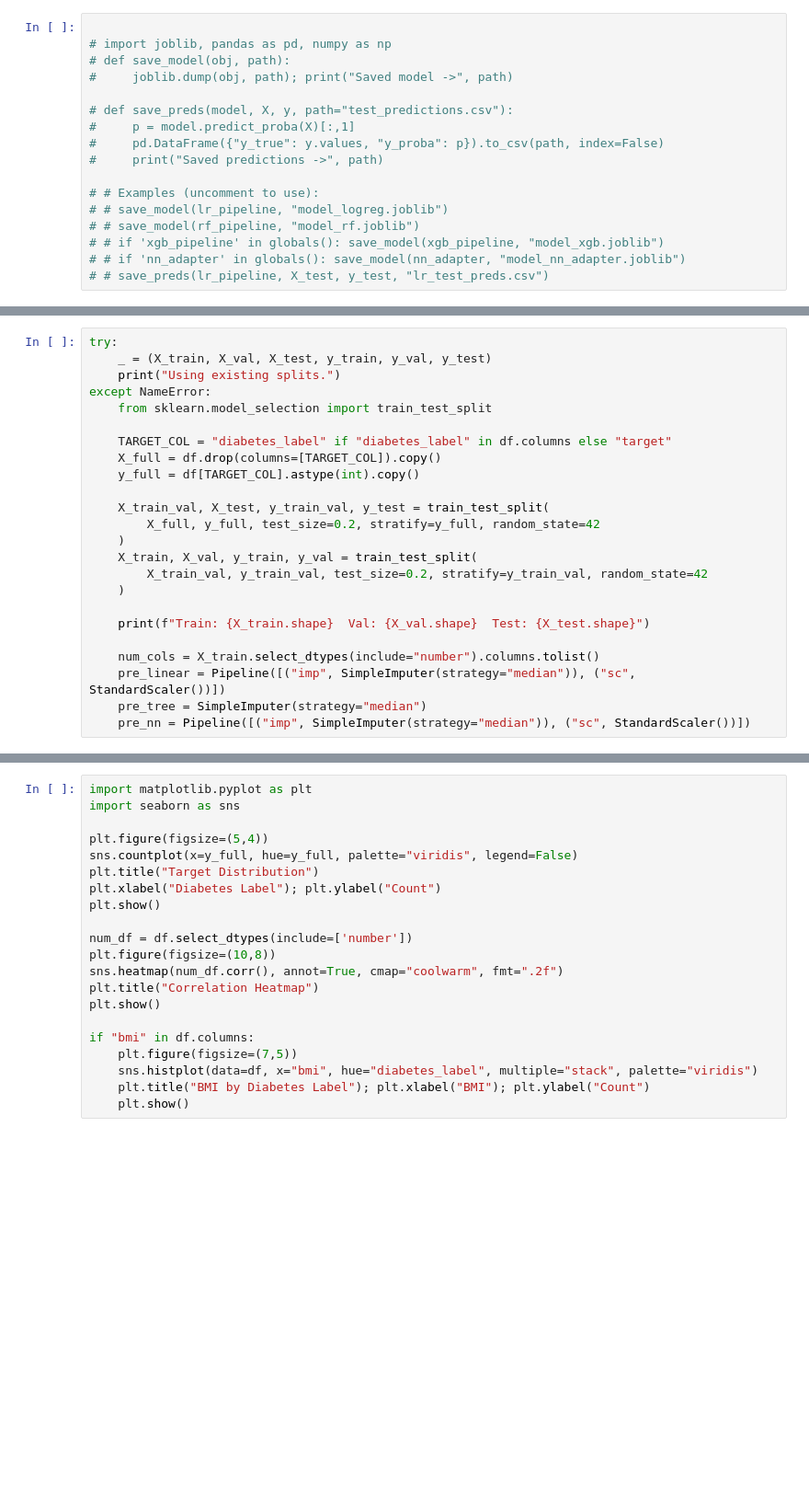
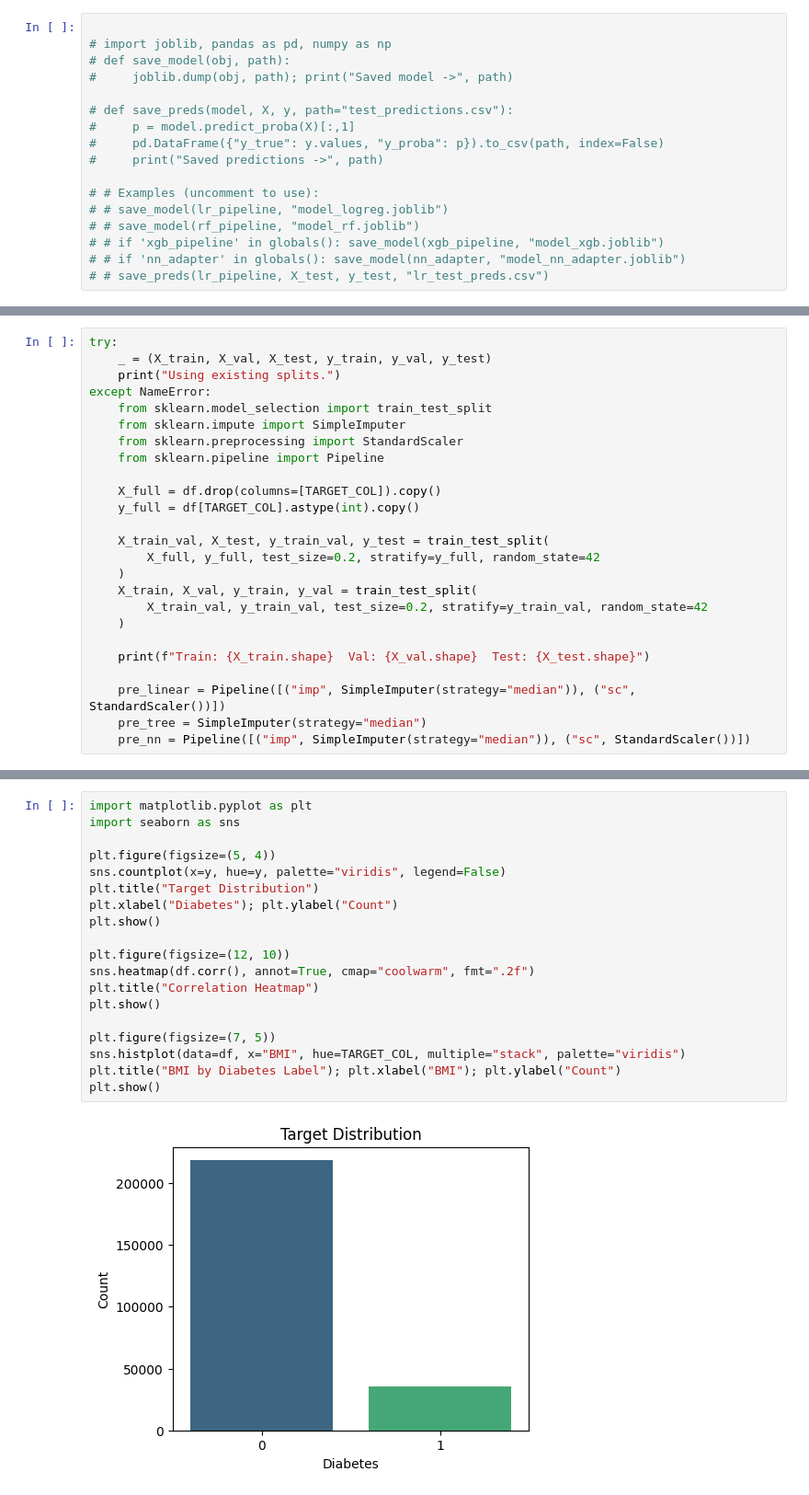
Before and after one commit to alled0/diabetes-prediction, a Jupyter notebook: diabetes_prediction.ipynb, the cells around one changed output, grey strips where cells are left out. Shown at 92% size. Saved outputs shown, nothing was run; the diff lists cells and outputs as text; blank space fills up the shorter version.

```diff
--- a/diabetes_prediction.ipynb
+++ b/diabetes_prediction.ipynb
@@ -471,8 +579,10 @@ try:
     print("Using existing splits.")
 except NameError:
     from sklearn.model_selection import train_test_split
+    from sklearn.impute import SimpleImputer
+    from sklearn.preprocessing import StandardScaler
+    from sklearn.pipeline import Pipeline
 
-    TARGET_COL = "diabetes_label" if "diabetes_label" in df.columns else "target"
     X_full = df.drop(columns=[TARGET_COL]).copy()
     y_full = df[TARGET_COL].astype(int).copy()
 
@@ -485,7 +595,6 @@ except NameError:
 
     print(f"Train: {X_train.shape}  Val: {X_val.shape}  Test: {X_test.shape}")
 
-    num_cols = X_train.select_dtypes(include="number").columns.tolist()
     pre_linear = Pipeline([("imp", SimpleImputer(strategy="median")), ("sc", StandardScaler())])
     pre_tree = SimpleImputer(strategy="median")
     pre_nn = Pipeline([("imp", SimpleImputer(strategy="median")), ("sc", StandardScaler())])
@@ -494,21 +605,21 @@ except NameError:
 # %%
 import matplotlib.pyplot as plt
 import seaborn as sns
 
-plt.figure(figsize=(5,4))
-sns.countplot(x=y_full, hue=y_full, palette="viridis", legend=False)
+plt.figure(figsize=(5, 4))
+sns.countplot(x=y, hue=y, palette="viridis", legend=False)
 plt.title("Target Distribution")
-plt.xlabel("Diabetes Label"); plt.ylabel("Count")
+plt.xlabel("Diabetes"); plt.ylabel("Count")
 plt.show()
 
-num_df = df.select_dtypes(include=['number'])
-plt.figure(figsize=(10,8))
-sns.heatmap(num_df.corr(), annot=True, cmap="coolwarm", fmt=".2f")
+plt.figure(figsize=(12, 10))
+sns.heatmap(df.corr(), annot=True, cmap="coolwarm", fmt=".2f")
 plt.title("Correlation Heatmap")
 plt.show()
 
-if "bmi" in df.columns:
-    plt.figure(figsize=(7,5))
-    sns.histplot(data=df, x="bmi", hue="diabetes_label", multiple="stack", palette="viridis")
-    plt.title("BMI by Diabetes Label"); plt.xlabel("BMI"); plt.ylabel("Count")
-    plt.show()
+plt.figure(figsize=(7, 5))
+sns.histplot(data=df, x="BMI", hue=TARGET_COL, multiple="stack", palette="viridis")
+plt.title("BMI by Diabetes Label"); plt.xlabel("BMI"); plt.ylabel("Count")
+plt.show()
+# %% [output]
+[figure, added]
```
Also changed, not shown: parts of 55 cells of this notebook, 7 other files.
